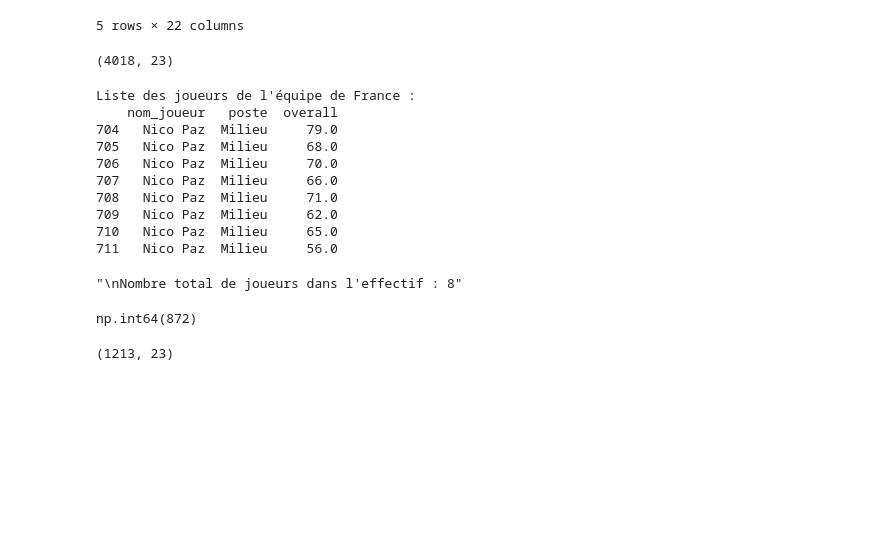
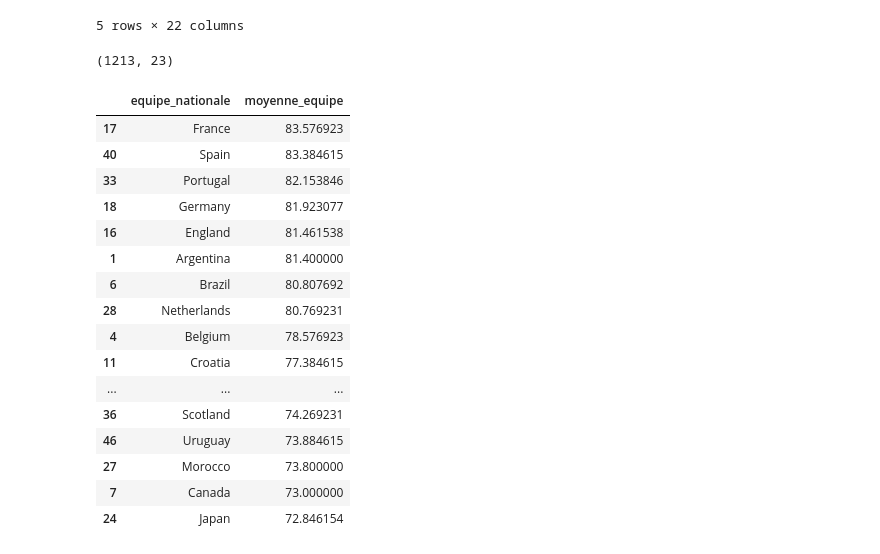
Before and after one commit to romainlafforgue-alt/WorldCup2026, a Jupyter notebook: notebooks/merge_overall.ipynb, the cells around one changed output. Cells and saved outputs as stored; diff of their text form; code cells hidden in the pictures; blank space fills up the shorter version.

Commit message:
Modif avec overall

```diff
--- a/notebooks/merge_overall.ipynb
+++ b/notebooks/merge_overall.ipynb
@@ -60,36 +60,6 @@ df_final = pd.merge(
 
 # 3. On supprime la clé temporaire
 df_final = df_final.drop(columns=['key'])
-# %%
-df_final.shape
-# %% [output]
-(4018, 23)
-# %%
-# 1. Filtrer pour ne garder que les joueurs de la France
-# Vérifie bien que le nom de la colonne et la valeur correspondent (ex: "France" ou "France")
-equipe_france = df_final[df_final['nom_joueur'] == 'Nico Paz']
-
-# 2. Afficher la liste des joueurs
-print("Liste des joueurs de l'équipe de France :")
-print(equipe_france[['nom_joueur', 'poste', 'overall']])
-
-# 3. Optionnel : Afficher le nombre total de joueurs trouvés
-display(f"\nNombre total de joueurs dans l'effectif : {len(equipe_france)}")
-
-df_final.duplicated().sum()
-# %% [output]
-Liste des joueurs de l'équipe de France :
-    nom_joueur   poste  overall
-704   Nico Paz  Milieu     79.0
-705   Nico Paz  Milieu     68.0
-706   Nico Paz  Milieu     70.0
-707   Nico Paz  Milieu     66.0
-708   Nico Paz  Milieu     71.0
-709   Nico Paz  Milieu     62.0
-710   Nico Paz  Milieu     65.0
-711   Nico Paz  Milieu     56.0
-"\nNombre total de joueurs dans l'effectif : 8"
-np.int64(872)
 # %%
 # 1. On s'assure que 'overall' est bien numérique pour pouvoir trier correctement
 df_final['overall'] = pd.to_numeric(df_final['overall'], errors='coerce')
@@ -109,3 +79,36 @@ df_final.shape
 (1213, 23)
 # %%
 df_final.to_csv("df_overall_joueurs.csv")
+# %%
+# 1. Calculer la moyenne des notes par équipe nationale
+moyennes_equipes = df_final.groupby('equipe_nationale')['overall'].mean()
+
+# 2. Convertir le résultat en DataFrame pour qu'il soit plus facile à manipuler et à trier
+df_moyennes = moyennes_equipes.reset_index()
+
+# 3. Renommer la colonne pour plus de clarté
+df_moyennes = df_moyennes.rename(columns={'overall': 'moyenne_equipe'})
+
+# 4. Trier par ordre décroissant (de la meilleure équipe à la moins bonne)
+df_moyennes = df_moyennes.sort_values(by='moyenne_equipe', ascending=False)
+
+# Afficher les 10 meilleures équipes
+display(df_moyennes.head(25))
+# %% [output]
+|  | equipe_nationale | moyenne_equipe |
+| 17 | France | 83.576923 |
+| 40 | Spain | 83.384615 |
+| 33 | Portugal | 82.153846 |
+| 18 | Germany | 81.923077 |
+| 16 | England | 81.461538 |
+| 1 | Argentina | 81.400000 |
+| 6 | Brazil | 80.807692 |
+| 28 | Netherlands | 80.769231 |
+| 4 | Belgium | 78.576923 |
+| 11 | Croatia | 77.384615 |
+| ... | ... | ... |
+| 36 | Scotland | 74.269231 |
+| 46 | Uruguay | 73.884615 |
+| 27 | Morocco | 73.800000 |
+| 7 | Canada | 73.000000 |
+| 24 | Japan | 72.846154 |
```
Also changed, not shown: parts of 4 cells of this notebook, 5 other files.
